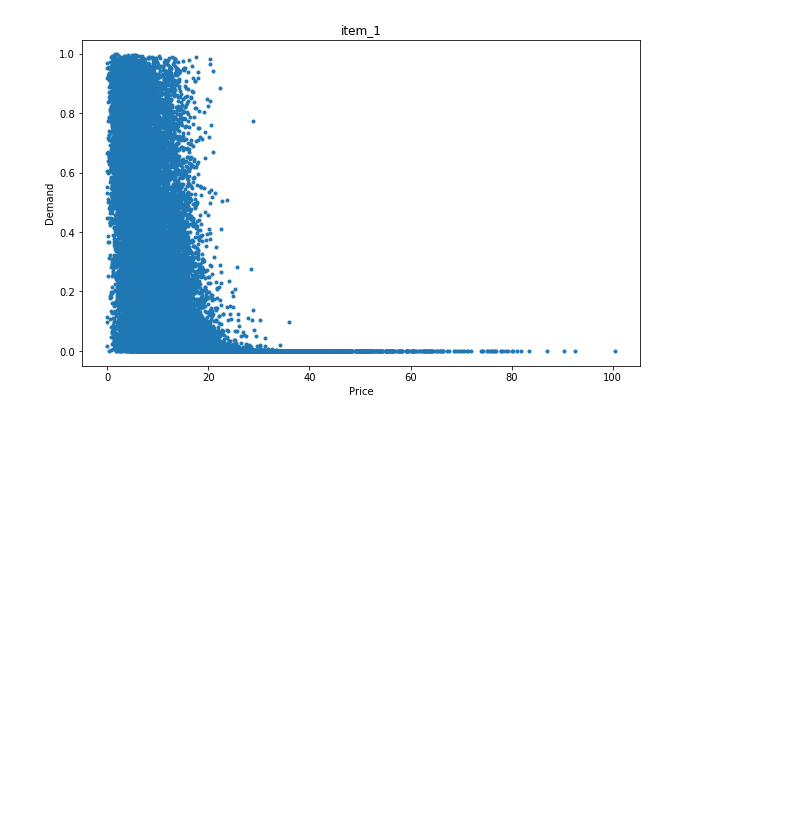
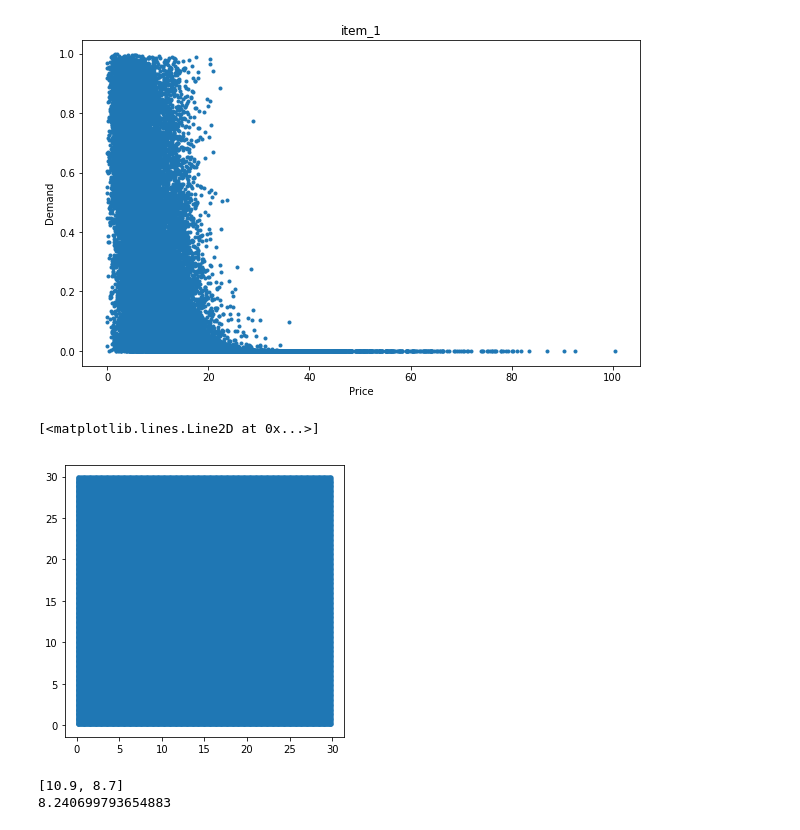
Before and after one commit to horizonhou/ads-project, a Jupyter notebook: data/part2.ipynb, the cells around one changed output. Saved outputs shown, nothing was run; the diff lists cells and outputs as text; code cells hidden in the pictures; blank space fills up the shorter version.

Commit message:
finish the test price and revenue prediction

```diff
--- a/data/part2.ipynb
+++ b/data/part2.ipynb
@@ -126,3 +114,26 @@ plt.ylabel('Demand')
 plt.show()
 # %% [output]
 [figure]
+# %%
+# Build a price set (sample prices from 0.1 to 30 in intervals of 0.1)
+priceSet = []
+x1 = np.arange(0.1, 30, 0.1)
+x2 = np.arange(0.1, 30, 0.1)
+for i in range(len(x1)):
+    for j in range(len(x2)):
+        priceSet.append([x1[i],x2[j]])
+plt.figure(figsize=(5, 5))
+plt.plot(np.array(priceSet)[:,0],np.array(priceSet)[:,1], ".")
+# %% [output]
+[<matplotlib.lines.Line2D at 0x...>]
+[figure, added]
+# %%
+covariates = np.array([[4.319065, 4.917636, 6.054873]])
+covariates = np.tile(covariates, (len(priceSet),1))
+demand_predictions = get_prediction_logistic(lr_model, priceSet, covariates)
+opt_price, opt_revenue = get_revenue_maximizing_price_and_revenue(priceSet, demand_predictions)
+print(opt_price)
+print(opt_revenue)
+# %% [output]
+[10.9, 8.7]
+8.240699793654883
```
Also changed, not shown: parts of 6 cells of this notebook, 1 other file.
